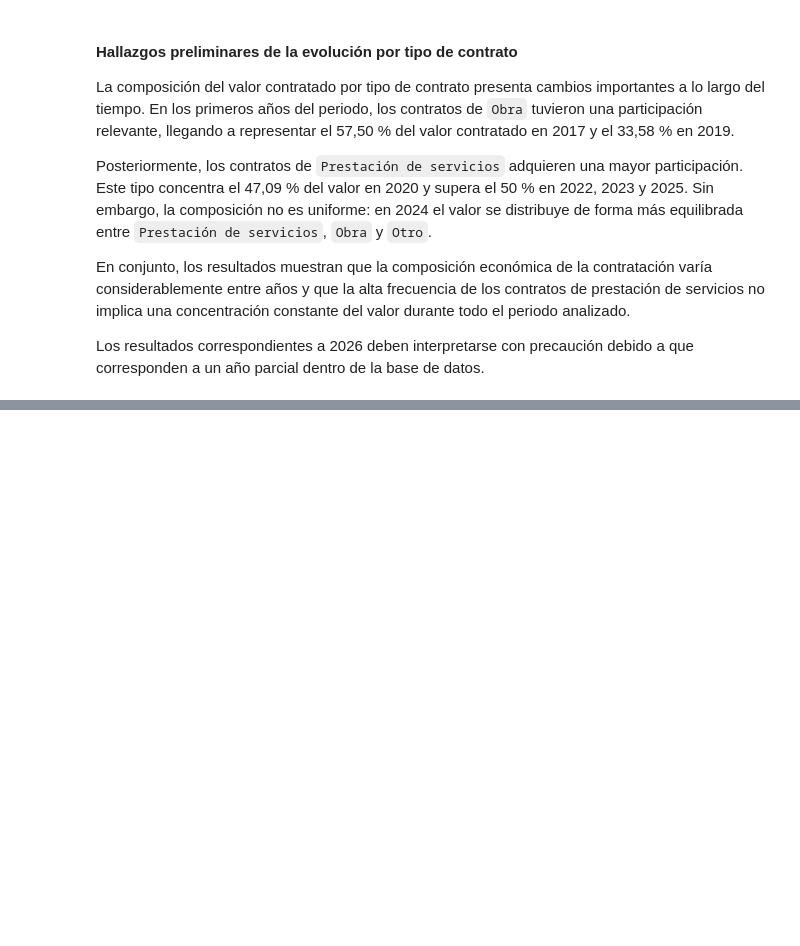
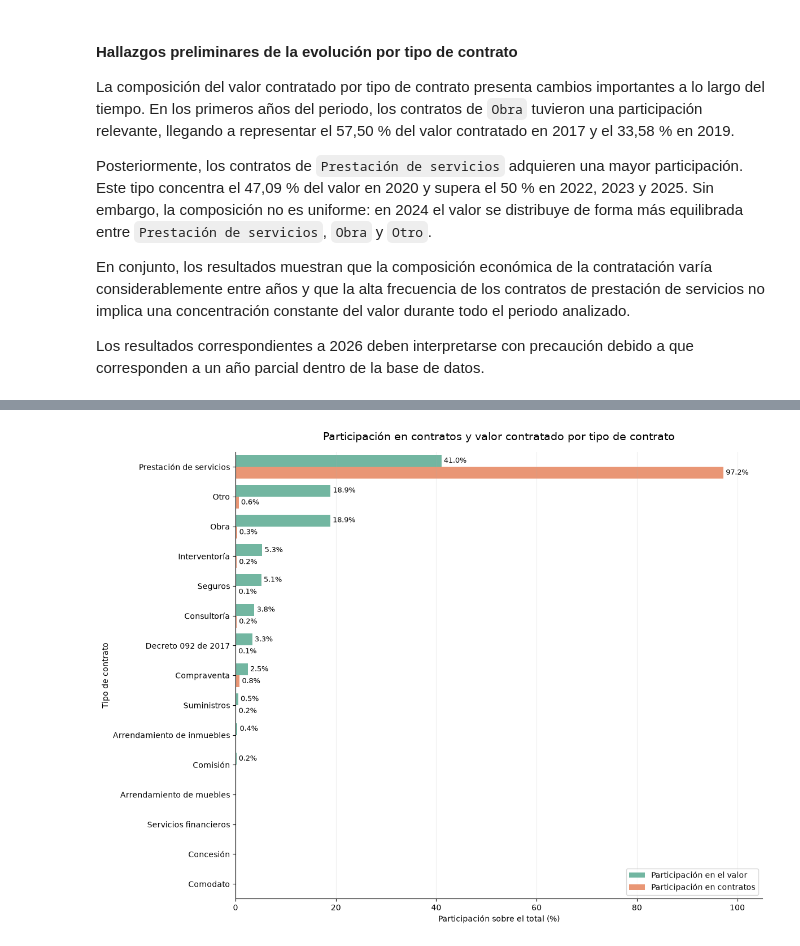
Before and after one commit to Jhonatanclavijo/Proyecto1_grupo_movilidad, a Jupyter notebook: Manuela_P1/01_exploracion_y_limpieza_manuela.ipynb, the cells around one changed output, grey strips where cells are left out. Cells and saved outputs as stored; diff of their text form; code cells hidden in the pictures; blank space fills up the shorter version.

```diff
--- a/Manuela_P1/01_exploracion_y_limpieza_manuela.ipynb
+++ b/Manuela_P1/01_exploracion_y_limpieza_manuela.ipynb
@@ -755,0 +1138,59 @@ Los resultados correspondientes a 2026 deben interpretarse con precaución debid
+# %%
+grafica_tipo["indicador"] = grafica_tipo["indicador"].replace({
+    "participacion_valor_pct": "Participación en el valor",
+    "participacion_contratos_pct": "Participación en contratos"
+})
+# %%
+orden_tipos = (
+    resumen_tipo
+    .sort_values("participacion_valor_pct", ascending=False)
+    ["tipo_de_contrato"]
+)
+# %%
+plt.figure(figsize=(12, 9))
+
+ax = sns.barplot(
+    data=grafica_tipo,
+    y="tipo_de_contrato",
+    x="participacion_pct",
+    hue="indicador",
+    order=orden_tipos,
+    palette="Set2"
+)
+
+plt.title(
+    "Participación en contratos y valor contratado por tipo de contrato",
+    fontsize=14,
+    pad=15
+)
+
+plt.xlabel("Participación sobre el total (%)")
+plt.ylabel("Tipo de contrato")
+
+plt.xlim(0, 105)
+plt.grid(axis="x", alpha=0.2)
+
+plt.legend(
+    title="",
+    loc="lower right"
+)
+
+for container in ax.containers:
+    etiquetas = [
+        f"{valor:.1f}%" if valor >= 0.1 else ""
+        for valor in container.datavalues
+    ]
+
+    ax.bar_label(
+        container,
+        labels=etiquetas,
+        padding=3,
+        fontsize=9
+    )
+
+sns.despine()
+
+plt.tight_layout()
+plt.show()
+# %% [output]
+[figure, added]
```
Also changed, not shown: parts of 53 cells of this notebook.
